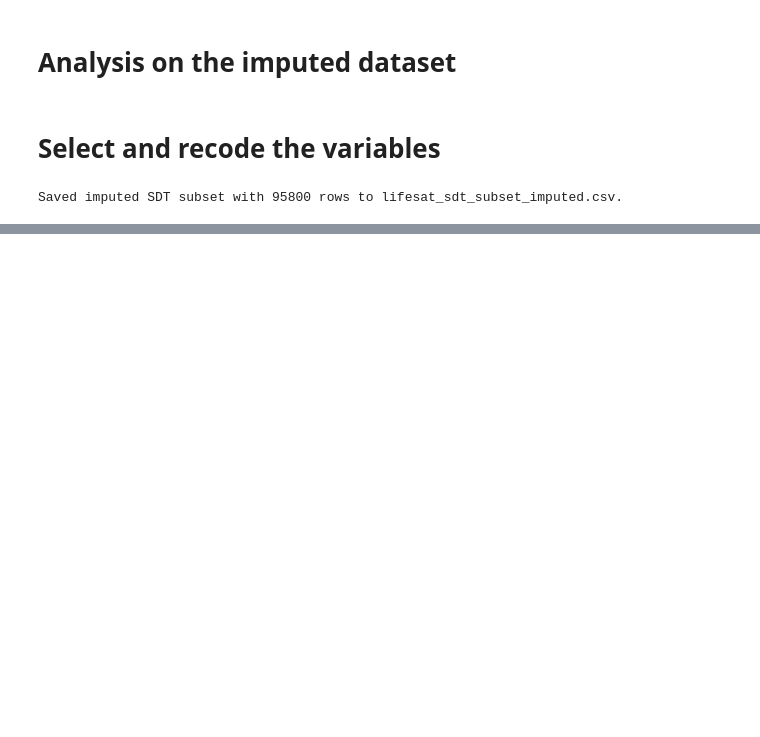
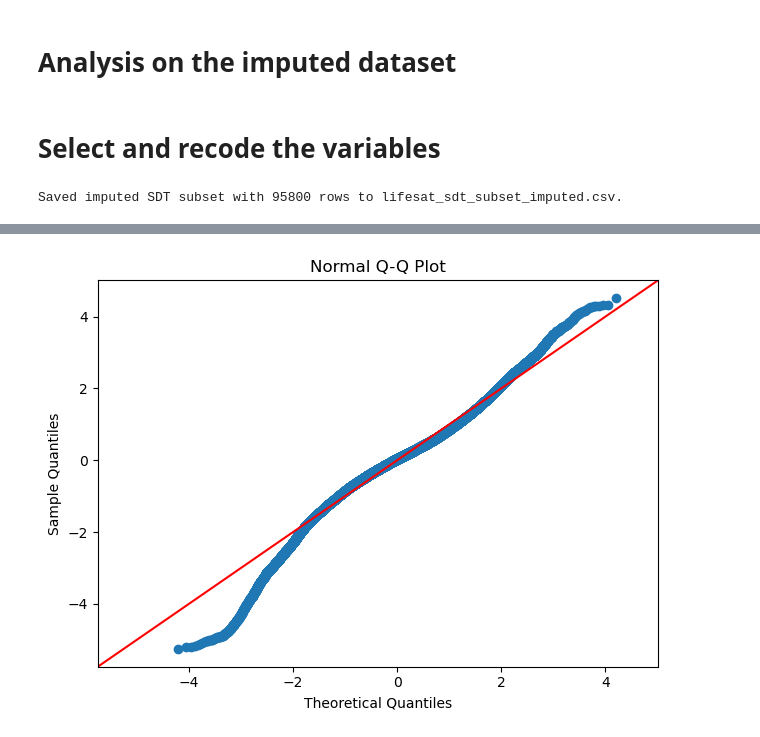
Before and after one commit to eddieyuen/MSDA7005-group-project, a Jupyter notebook: code/analysis_imputed.ipynb, the cells around one changed output, grey strips where cells are left out. Cells and saved outputs as stored; diff of their text form; code cells hidden in the pictures; blank space fills up the shorter version.

```diff
--- a/code/analysis_imputed.ipynb
+++ b/code/analysis_imputed.ipynb
@@ -99,0 +293,13 @@ Saved imputed SDT subset with 95800 rows to lifesat_sdt_subset_imputed.csv.
+# %%
+import numpy as np
+from sklearn.metrics import mean_squared_error
+
+# Evaluate on test set
+X_test_sm = sm.add_constant(X_test, has_constant="add")
+predicted = ols_model.predict(X_test_sm)
+
+# Calculate MSE and RMSE on test set
+mse = mean_squared_error(y_test, predicted)
+rmse = np.sqrt(mse)
+print(f"Test MSE: {mse:.3f}")
+print(f"Test RMSE: {rmse:.3f}")
@@ -99,0 +312,9 @@ Saved imputed SDT subset with 95800 rows to lifesat_sdt_subset_imputed.csv.
+# %%
+from statsmodels.stats.outliers_influence import variance_inflation_factor
+
+X_vif = sm.add_constant(X)
+vif_data = pd.DataFrame({
+    "feature": ["const", *predictor_cols],
+    "VIF": [variance_inflation_factor(X_vif.values, i) for i in range(X_vif.shape[1])],  # type: ignore
+})
+display(vif_data)
@@ -99,0 +358,10 @@ Saved imputed SDT subset with 95800 rows to lifesat_sdt_subset_imputed.csv.
+# %%
+# Normal Q-Q plot of studentized residuals
+influence = ols_model.get_influence()
+studentized_residuals = influence.resid_studentized_internal
+sm.qqplot(studentized_residuals, line="45", fit=True)
+plt.title("Normal Q-Q Plot")
+plt.tight_layout()
+plt.show()
+# %% [output]
+[figure, added]
```
Also changed, not shown: parts of 35 cells of this notebook, 7 other files.
